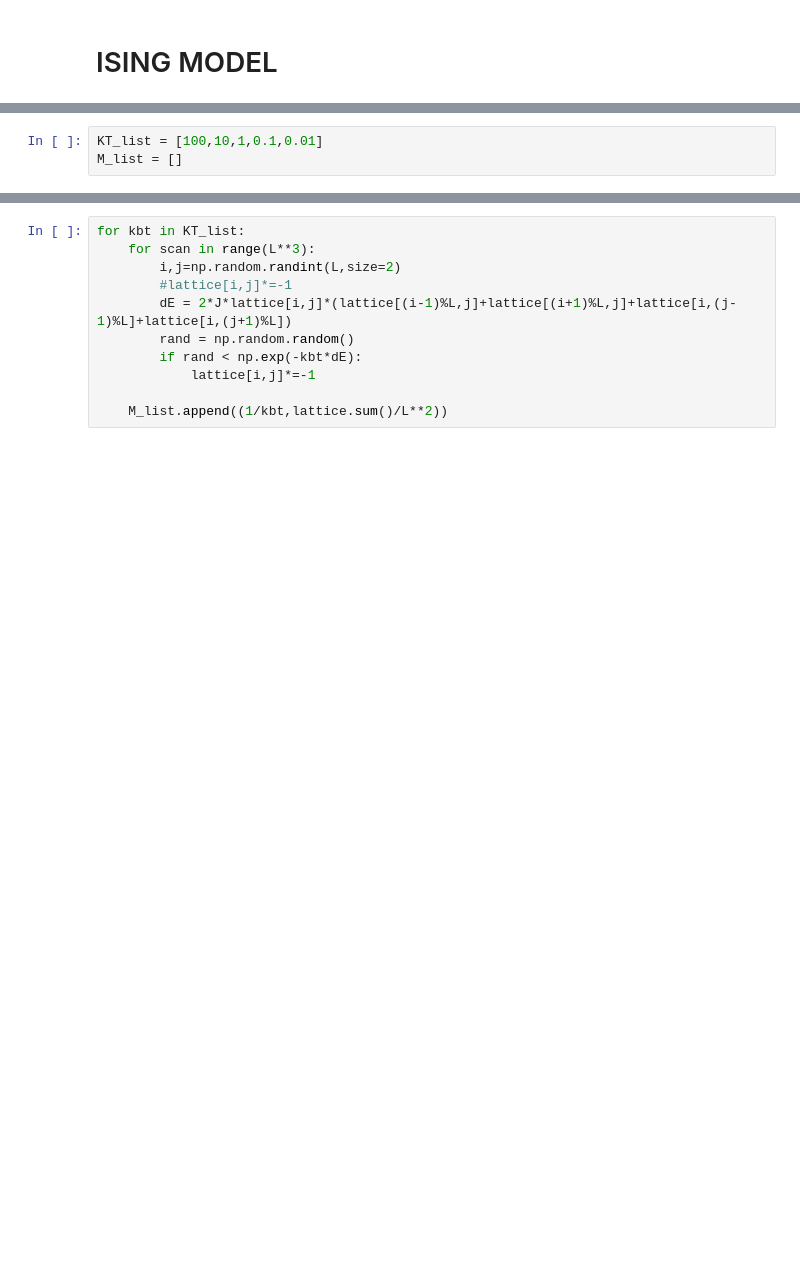
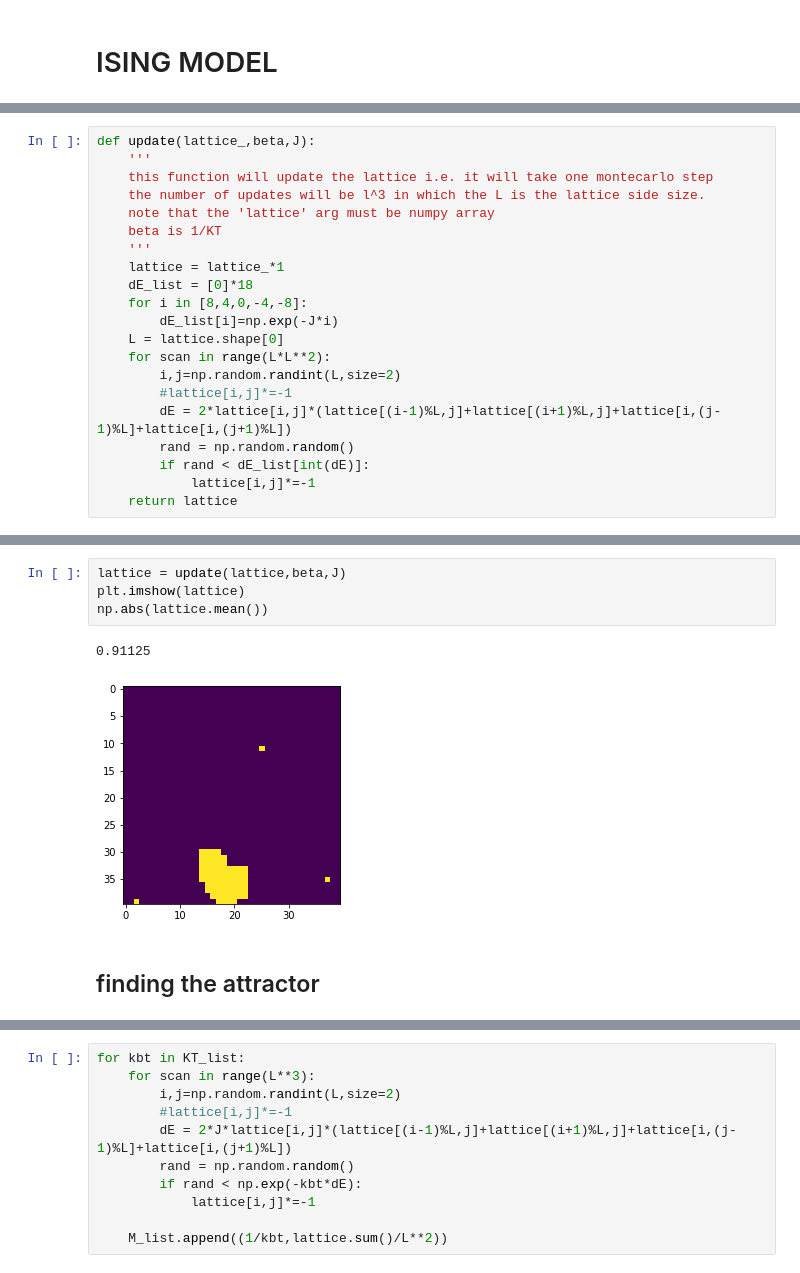
Before and after one commit to alifele/Montecarlo-and-Molecular-dynamics, a Jupyter notebook: Python/Metropolis and Ising/Metropolis.ipynb, the cells around one changed output, grey strips where cells are left out. Saved outputs shown, nothing was run; the diff lists cells and outputs as text; blank space fills up the shorter version.

```diff
--- a/Python/Metropolis and Ising/Metropolis.ipynb
+++ b/Python/Metropolis and Ising/Metropolis.ipynb
@@ -141,3 +157,24 @@ def lattice_gen(L):
     lattice[lattice>0.5]=1
     lattice[lattice<0.5]=-1
     return lattice
+# %%
+def update(lattice_,beta,J):
+    '''
+    this function will update the lattice i.e. it will take one montecarlo step
+    the number of updates will be l^3 in which the L is the lattice side size.
+    note that the 'lattice' arg must be numpy array
+    beta is 1/KT
+    '''
+    lattice = lattice_*1
+    dE_list = [0]*18
+    for i in [8,4,0,-4,-8]:
+        dE_list[i]=np.exp(-J*i)
+    L = lattice.shape[0]
+    for scan in range(L*L**2):
+        i,j=np.random.randint(L,size=2)
+        #lattice[i,j]*=-1
+        dE = 2*lattice[i,j]*(lattice[(i-1)%L,j]+lattice[(i+1)%L,j]+lattice[i,(j-1)%L]+lattice[i,(j+1)%L])
+        rand = np.random.random()
+        if rand < dE_list[int(dE)]:
+            lattice[i,j]*=-1
+    return lattice
@@ -152,3 +197,9 @@ plt.imshow(lattice)
-# %%
-KT_list = [100,10,1,0.1,0.01]
-M_list = []
+# %%
+lattice = update(lattice,beta,J)
+plt.imshow(lattice)
+np.abs(lattice.mean())
+# %% [output]
+0.91125
+[figure, added]
+# %% [markdown]
+## finding the attractor
```
Also changed, not shown: parts of 36 cells of this notebook, 2 other files.
